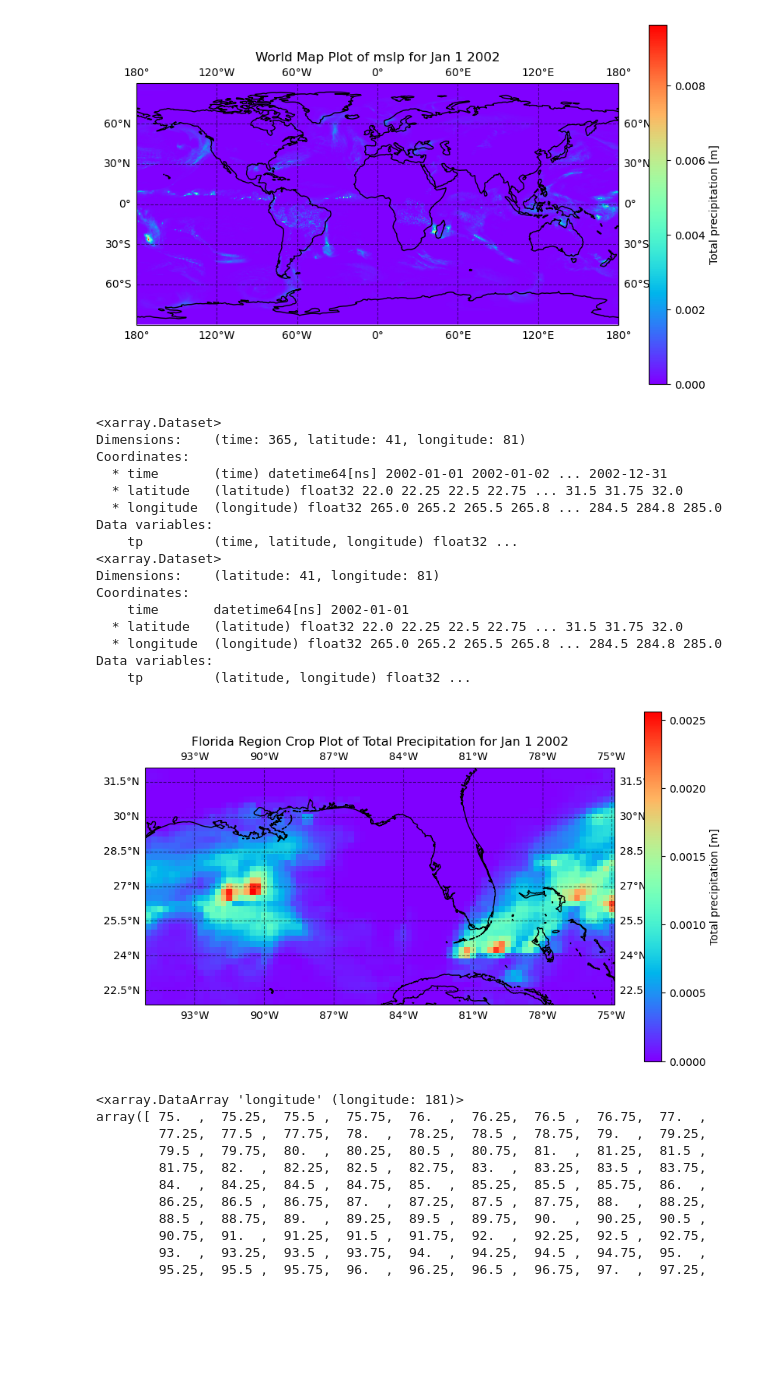
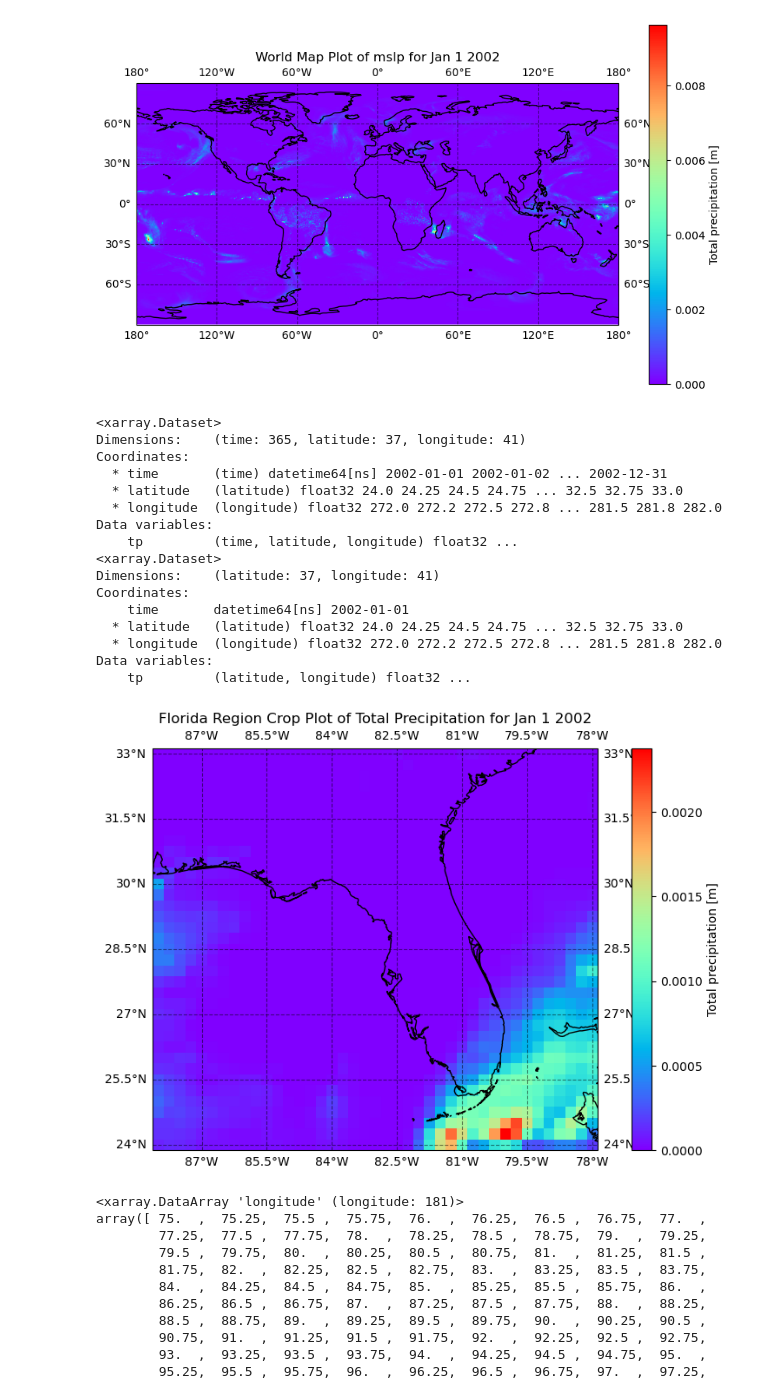
Before and after one commit to fsu-sc/MonsoonForecast, a Jupyter notebook: scratchwork.ipynb, the cells around one changed output. Cells and saved outputs as stored; diff of their text form; code cells hidden in the pictures; blank space fills up the shorter version.

```diff
--- a/scratchwork.ipynb
+++ b/scratchwork.ipynb
@@ -336,7 +334,7 @@ plt.show()
 
 #FLorida Crop
 ds_ex_tp = xr.open_dataset(filepath_ex_tp)
-ds_ex_tp = ds_ex_tp.sel(latitude=slice(22, 32), longitude=slice(265,285))
+ds_ex_tp = ds_ex_tp.sel(latitude=slice(24, 33), longitude=slice(272,282))
 print(ds_ex_tp)
 
 ds_ex_tp_transposed = ds_ex_tp.transpose('time', 'latitude', 'longitude')
@@ -346,40 +344,40 @@ ds_one_day = ds_ex_tp_transposed.sel(time='2002-01-01')
 print(ds_one_day)
 
 projection = ccrs.PlateCarree()
 fig, ax = plt.subplots(subplot_kw={'projection': projection}, figsize=(10, 6))
 
 ds_one_day['tp'].plot.pcolormesh(ax=ax, transform=projection, cmap='rainbow', x='longitude', y='latitude', add_colorbar=True)
 
 #cax = ds_transposed['var1'].isel(time=0).plot.imshow(ax=ax, transform=projection, cmap='viridis', add_colorbar=False)
 
 ax.coastlines()
 ax.gridlines(draw_labels=True, linestyle='--', color='black', alpha=0.5)
 
 ax.set_xlabel('Longitude')
 ax.set_ylabel('Latitude')
 
 #plt.colorbar(cax, orientation='horizontal', label='tp')
 
 plt.title('Florida Region Crop Plot of Total Precipitation for Jan 1 2002')
 plt.show()
 # %% [output]
 <xarray.Dataset>
-Dimensions:    (time: 365, latitude: 41, longitude: 81)
+Dimensions:    (time: 365, latitude: 37, longitude: 41)
 Coordinates:
   * time       (time) datetime64[ns] 2002-01-01 2002-01-02 ... 2002-12-31
-  * latitude   (latitude) float32 22.0 22.25 22.5 22.75 ... 31.5 31.75 32.0
-  * longitude  (longitude) float32 265.0 265.2 265.5 265.8 ... 284.5 284.8 285.0
+  * latitude   (latitude) float32 24.0 24.25 24.5 24.75 ... 32.5 32.75 33.0
+  * longitude  (longitude) float32 272.0 272.2 272.5 272.8 ... 281.5 281.8 282.0
 Data variables:
     tp         (time, latitude, longitude) float32 ...
 <xarray.Dataset>
-Dimensions:    (latitude: 41, longitude: 81)
+Dimensions:    (latitude: 37, longitude: 41)
 Coordinates:
     time       datetime64[ns] 2002-01-01
-  * latitude   (latitude) float32 22.0 22.25 22.5 22.75 ... 31.5 31.75 32.0
-  * longitude  (longitude) float32 265.0 265.2 265.5 265.8 ... 284.5 284.8 285.0
+  * latitude   (latitude) float32 24.0 24.25 24.5 24.75 ... 32.5 32.75 33.0
+  * longitude  (longitude) float32 272.0 272.2 272.5 272.8 ... 281.5 281.8 282.0
 Data variables:
     tp         (latitude, longitude) float32 ...
-[figure, old version]
+[figure, new version]
 # %%
 ds_ex_tp['latitude'].sel(latitude=slice(5, 35))
 #latitude -90.0 to 90.0 by .25 increments
```
Also changed, not shown: parts of 7 cells of this notebook, 3 other files.
